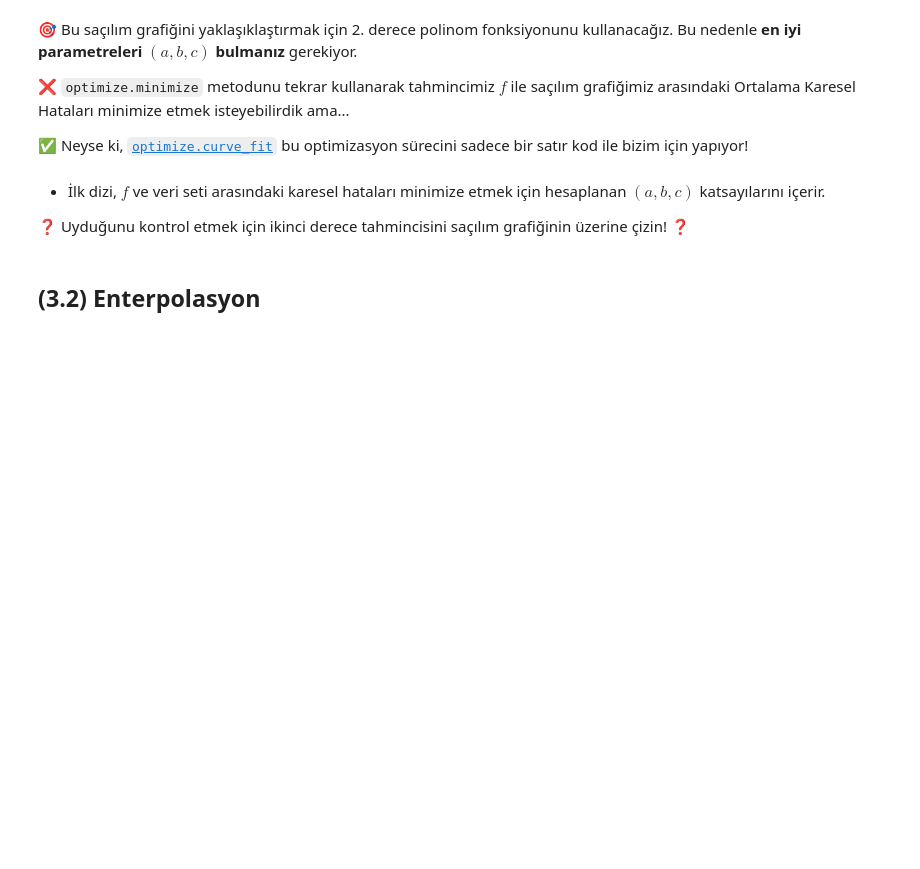
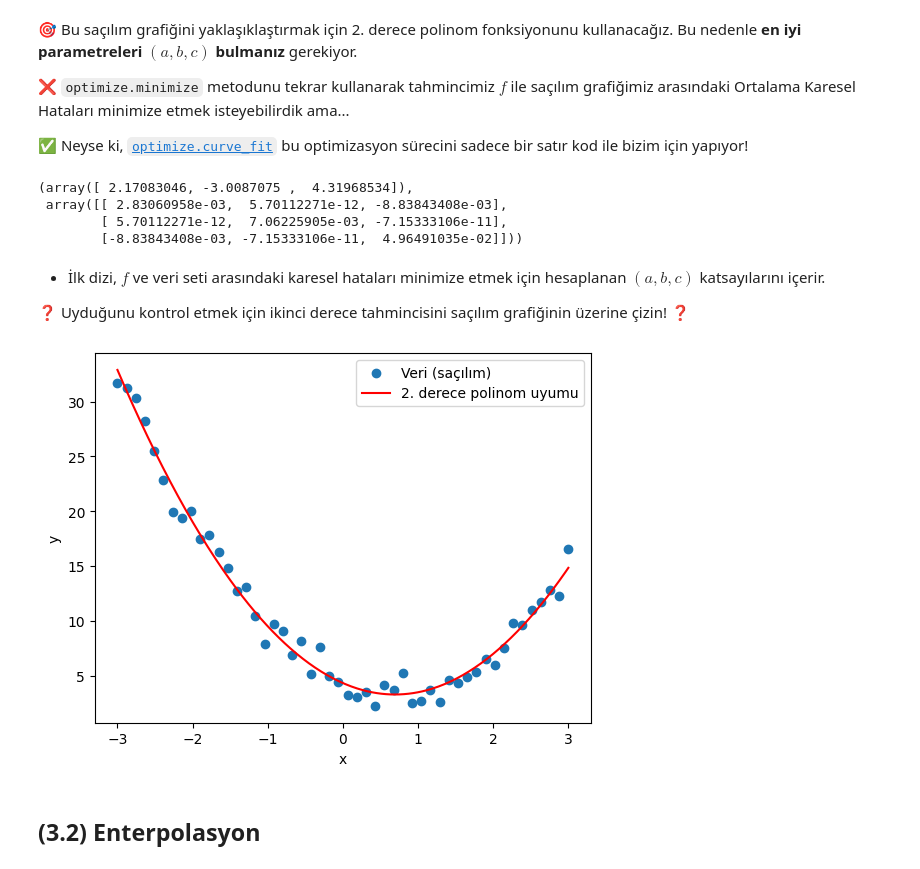
Before and after one commit to halimcan/data-scipy, a Jupyter notebook: 03-scipy.ipynb, the cells around one changed output. Cells and saved outputs as stored; diff of their text form; code cells hidden in the pictures; blank space fills up the shorter version.

```diff
--- a/03-scipy.ipynb
+++ b/03-scipy.ipynb
@@ -465,7 +511,7 @@ plt.scatter(x,y)
 ❓ $ \large (a,b,c) $ parametreleriyle $\large f$ fonksiyonunu 2. dereceden tanımlayın ❓
 # %%
 def f(x,a,b,c):
-    pass  # YOUR CODE HERE
+    return a * x**2 + b * x + c
 # %% [markdown]
 🎯 Bu saçılım grafiğini yaklaşıklaştırmak için 2. derece polinom fonksiyonunu kullanacağız. Bu nedenle **en iyi parametreleri $(a,b,c)$ bulmanız** gerekiyor.
 
@@ -474,7 +520,13 @@ def f(x,a,b,c):
 ✅ Neyse ki, [`optimize.curve_fit`](https://docs.scipy.org/doc/scipy/reference/generated/scipy.optimize.curve_fit.html) bu optimizasyon sürecini sadece bir satır kod ile bizim için yapıyor!
 # %%
 # Deneyin
-optimize.curve_fit(f, x, y)
+params, _ = optimize.curve_fit(f, x, y)
+params, _
+# %% [output]
+(array([ 2.17083046, -3.0087075 ,  4.31968534]),
+ array([[ 2.83060958e-03,  5.70112271e-12, -8.83843408e-03],
+        [ 5.70112271e-12,  7.06225905e-03, -7.15333106e-11],
+        [-8.83843408e-03, -7.15333106e-11,  4.96491035e-02]]))
 # %% [markdown]
 * İlk dizi, $f$ ve veri seti arasındaki karesel hataları minimize etmek için hesaplanan $(a,b,c)$ katsayılarını içerir.
 
@@ -484,3 +534,19 @@ pass  # YOUR CODE HERE
+# %%
+a, b, c = params
+# Daha pürüzsüz çizim için
+x_smooth = np.linspace(x.min(), x.max(), 300)
+y_pred = f(x_smooth, a, b, c)
+
+# Grafik
+plt.scatter(x, y, label="Veri (saçılım)")
+plt.plot(x_smooth, y_pred, color="red", label="2. derece polinom uyumu")
+
+plt.xlabel("x")
+plt.ylabel("y")
+plt.legend()
+plt.show()
+# %% [output]
+[figure, added]
 # %% [markdown]
 ## (3.2) Enterpolasyon
 # %% [markdown]
```
Also changed, not shown: parts of 17 cells of this notebook.
